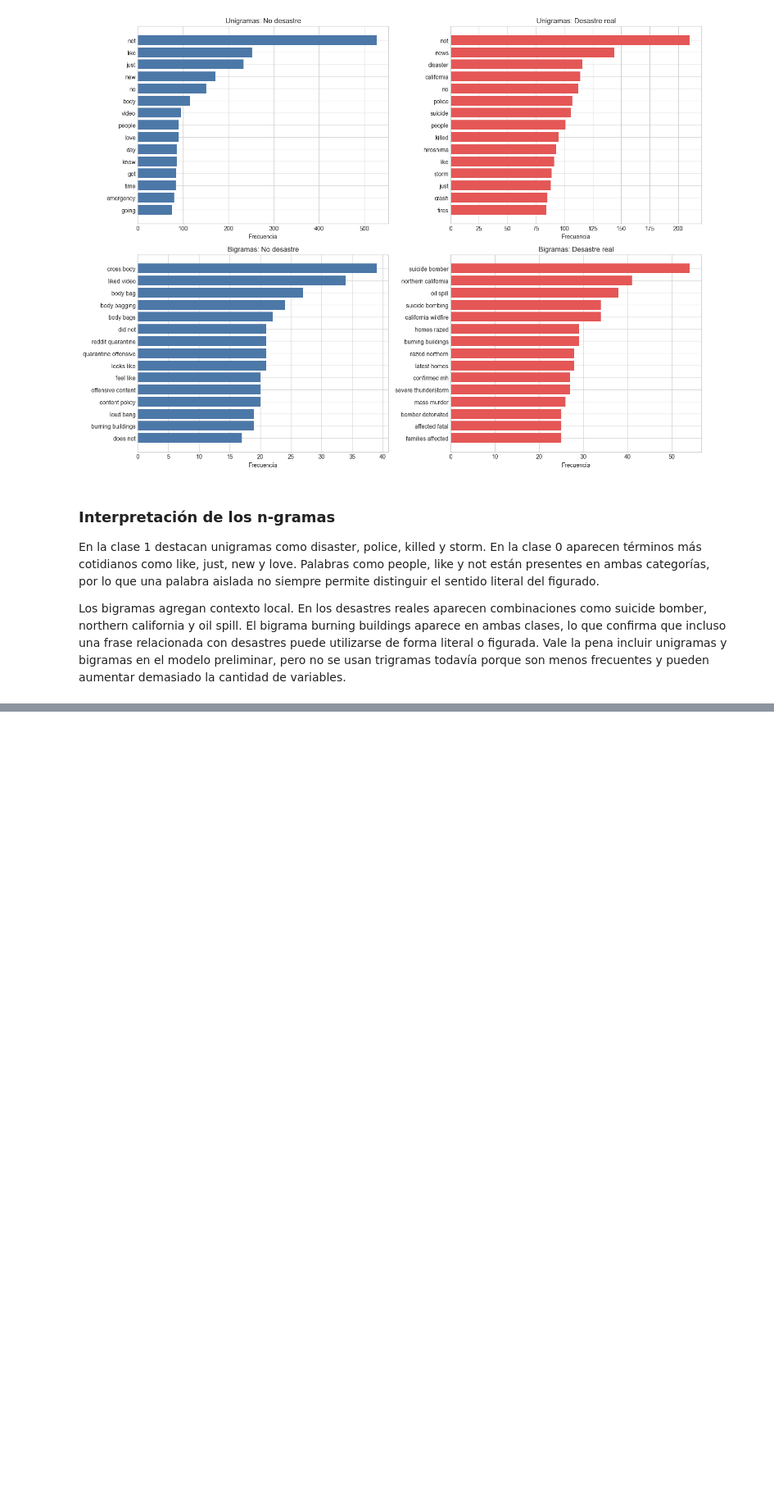
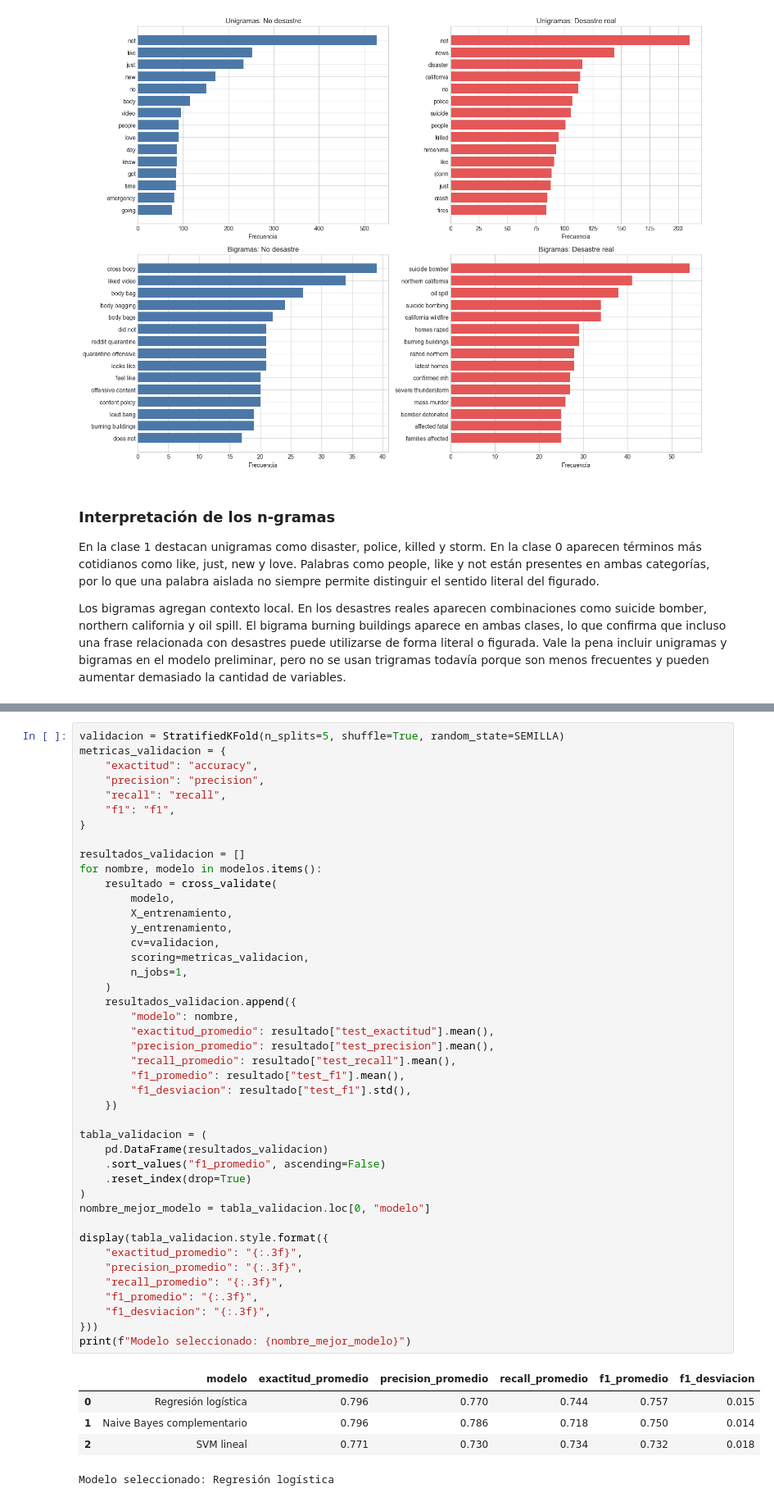
Before and after one commit to Ninaswiftie09/Data_Science, a Jupyter notebook: notebooks/laboratorio_5.ipynb, the cells around one changed output, grey strips where cells are left out. Shown at 82% size. Saved outputs shown, nothing was run; the diff lists cells and outputs as text; blank space fills up the shorter version.

```diff
--- a/notebooks/laboratorio_5.ipynb
+++ b/notebooks/laboratorio_5.ipynb
@@ -471,0 +435,49 @@ La línea base obtiene una exactitud de 0.574 y no detecta ningún desastre real
+# %%
+validacion = StratifiedKFold(n_splits=5, shuffle=True, random_state=SEMILLA)
+metricas_validacion = {
+    "exactitud": "accuracy",
+    "precision": "precision",
+    "recall": "recall",
+    "f1": "f1",
+}
+
+resultados_validacion = []
+for nombre, modelo in modelos.items():
+    resultado = cross_validate(
+        modelo,
+        X_entrenamiento,
+        y_entrenamiento,
+        cv=validacion,
+        scoring=metricas_validacion,
+        n_jobs=1,
+    )
+    resultados_validacion.append({
+        "modelo": nombre,
+        "exactitud_promedio": resultado["test_exactitud"].mean(),
+        "precision_promedio": resultado["test_precision"].mean(),
+        "recall_promedio": resultado["test_recall"].mean(),
+        "f1_promedio": resultado["test_f1"].mean(),
+        "f1_desviacion": resultado["test_f1"].std(),
+    })
+
+tabla_validacion = (
+    pd.DataFrame(resultados_validacion)
+    .sort_values("f1_promedio", ascending=False)
+    .reset_index(drop=True)
+)
+nombre_mejor_modelo = tabla_validacion.loc[0, "modelo"]
+
+display(tabla_validacion.style.format({
+    "exactitud_promedio": "{:.3f}",
+    "precision_promedio": "{:.3f}",
+    "recall_promedio": "{:.3f}",
+    "f1_promedio": "{:.3f}",
+    "f1_desviacion": "{:.3f}",
+}))
+print(f"Modelo seleccionado: {nombre_mejor_modelo}")
+# %% [output]
+|  | modelo | exactitud_promedio | precision_promedio | recall_promedio | f1_promedio | f1_desviacion |
+| 0 | Regresión logística | 0.796 | 0.770 | 0.744 | 0.757 | 0.015 |
+| 1 | Naive Bayes complementario | 0.796 | 0.786 | 0.718 | 0.750 | 0.014 |
+| 2 | SVM lineal | 0.771 | 0.730 | 0.734 | 0.732 | 0.018 |
+Modelo seleccionado: Regresión logística
```
Also changed, not shown: parts of 14 cells of this notebook.
